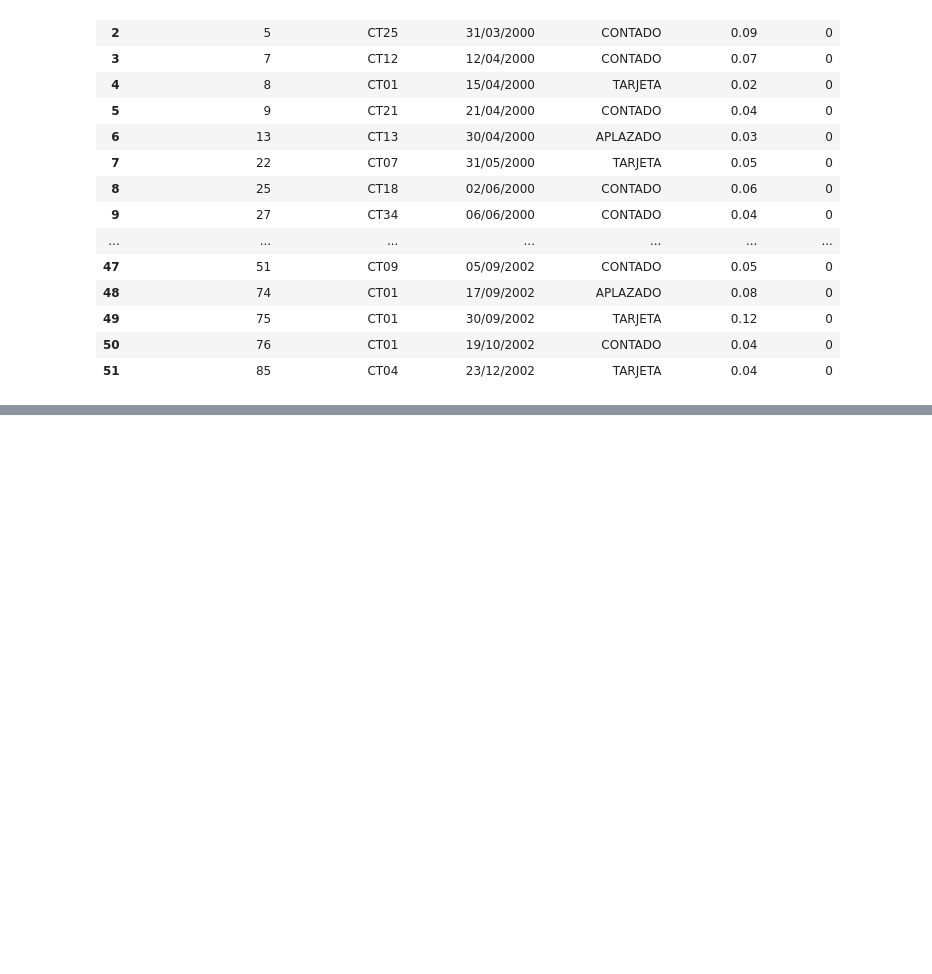
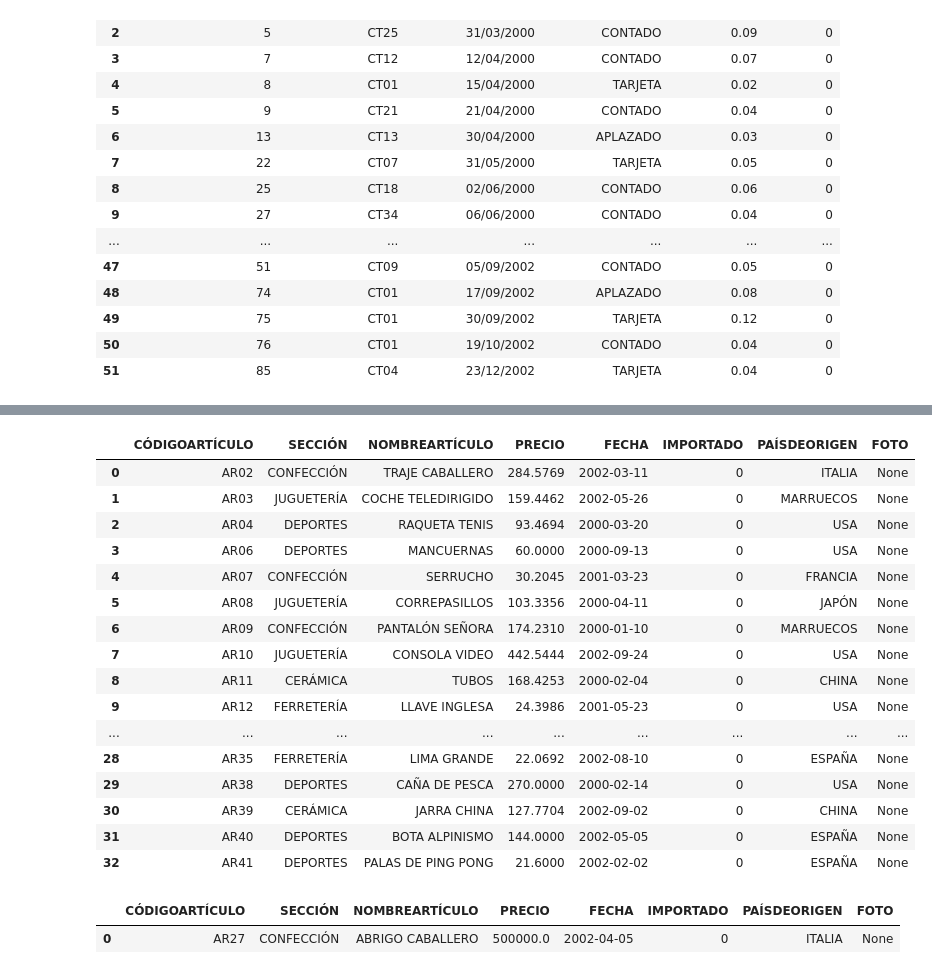
Before and after one commit to preciii7/practica_programacion, a Jupyter notebook: sql/mas_ejercicios_practica.ipynb, the cells around one changed output, grey strips where cells are left out. Drawn from its saved outputs; the diff is of its cells as text; code cells hidden in the pictures; blank space fills up the shorter version.

```diff
--- a/sql/mas_ejercicios_practica.ipynb
+++ b/sql/mas_ejercicios_practica.ipynb
@@ -855,0 +892,26 @@ pd.read_sql("SELECT * FROM clientes",engine)
+# %%
+# Si cambiamos el ALL por el ANY entonces quiere decir que busca cualquier producto que tenga precio mayor a uno de los de la lista
+pd.read_sql("SELECT * FROM productos WHERE PRECIO > ANY (SELECT PRECIO FROM productos WHERE SECCIÓN = 'CERAMICA')",engine)
+# %% [output]
+|  | CÓDIGOARTÍCULO | SECCIÓN | NOMBREARTÍCULO | PRECIO | FECHA | IMPORTADO | PAÍSDEORIGEN | FOTO |
+| 0 | AR02 | CONFECCIÓN | TRAJE CABALLERO | 284.5769 | 2002-03-11 | 0 | ITALIA | None |
+| 1 | AR03 | JUGUETERÍA | COCHE TELEDIRIGIDO | 159.4462 | 2002-05-26 | 0 | MARRUECOS | None |
+| 2 | AR04 | DEPORTES | RAQUETA TENIS | 93.4694 | 2000-03-20 | 0 | USA | None |
+| 3 | AR06 | DEPORTES | MANCUERNAS | 60.0000 | 2000-09-13 | 0 | USA | None |
+| 4 | AR07 | CONFECCIÓN | SERRUCHO | 30.2045 | 2001-03-23 | 0 | FRANCIA | None |
+| 5 | AR08 | JUGUETERÍA | CORREPASILLOS | 103.3356 | 2000-04-11 | 0 | JAPÓN | None |
+| 6 | AR09 | CONFECCIÓN | PANTALÓN SEÑORA | 174.2310 | 2000-01-10 | 0 | MARRUECOS | None |
+| 7 | AR10 | JUGUETERÍA | CONSOLA VIDEO | 442.5444 | 2002-09-24 | 0 | USA | None |
+| 8 | AR11 | CERÁMICA | TUBOS | 168.4253 | 2000-02-04 | 0 | CHINA | None |
+| 9 | AR12 | FERRETERÍA | LLAVE INGLESA | 24.3986 | 2001-05-23 | 0 | USA | None |
+| ... | ... | ... | ... | ... | ... | ... | ... | ... |
+| 28 | AR35 | FERRETERÍA | LIMA GRANDE | 22.0692 | 2002-08-10 | 0 | ESPAÑA | None |
+| 29 | AR38 | DEPORTES | CAÑA DE PESCA | 270.0000 | 2000-02-14 | 0 | USA | None |
+| 30 | AR39 | CERÁMICA | JARRA CHINA | 127.7704 | 2002-09-02 | 0 | CHINA | None |
+| 31 | AR40 | DEPORTES | BOTA ALPINISMO | 144.0000 | 2002-05-05 | 0 | ESPAÑA | None |
+| 32 | AR41 | DEPORTES | PALAS DE PING PONG | 21.6000 | 2002-02-02 | 0 | ESPAÑA | None |
+# %%
+pd.read_sql("SELECT * FROM productos WHERE PRECIO > ALL (SELECT PRECIO FROM productos WHERE SECCIÓN = 'JUGUETERÍA')",engine)
+# %% [output]
+|  | CÓDIGOARTÍCULO | SECCIÓN | NOMBREARTÍCULO | PRECIO | FECHA | IMPORTADO | PAÍSDEORIGEN | FOTO |
+| 0 | AR27 | CONFECCIÓN | ABRIGO CABALLERO | 500000.0 | 2002-04-05 | 0 | ITALIA | None |
```
Also changed, not shown: parts of 8 cells of this notebook.
